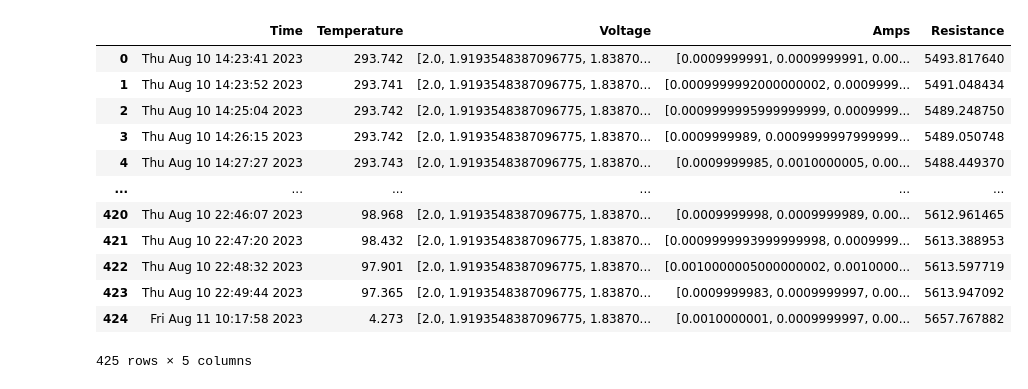
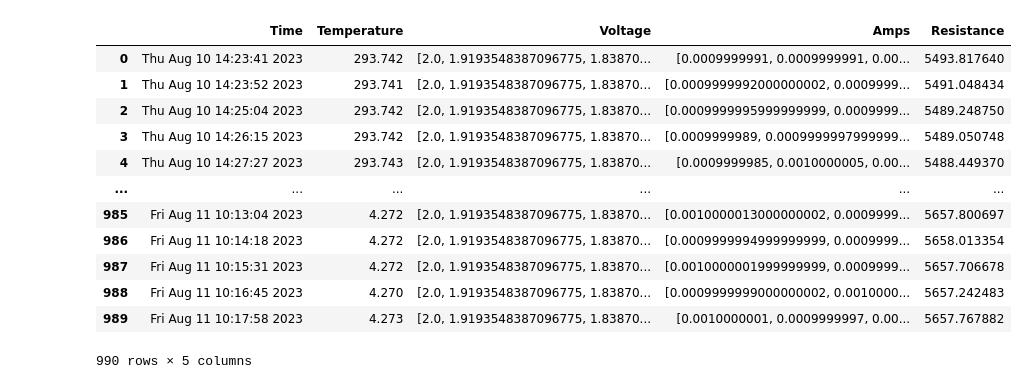
Before and after one commit to YanezAndrew/QuantumPhotonicsLab, a Jupyter notebook: TemperatureReading/EOM_PLOT.ipynb, the cells around one changed output. Drawn from its saved outputs; the diff is of its cells as text; code cells hidden in the pictures.

```diff
--- a/TemperatureReading/EOM_PLOT.ipynb
+++ b/TemperatureReading/EOM_PLOT.ipynb
@@ -6,20 +7,20 @@ import numpy as np
 # %%
-df = pd.read_csv('data_TEST.csv')
+df = pd.read_csv('data_2023-08-10 (50) - Lucidean.csv')
 df
 # %% [output]
 |  | Time | Temperature | Voltage | Amps | Resistance |
 | 0 | Thu Aug 10 14:23:41 2023 | 293.742 | [2.0, 1.9193548387096775, 1.83870... | [0.0009999991, 0.0009999991, 0.00... | 5493.817640 |
 | 1 | Thu Aug 10 14:23:52 2023 | 293.741 | [2.0, 1.9193548387096775, 1.83870... | [0.0009999992000000002, 0.0009999... | 5491.048434 |
 | 2 | Thu Aug 10 14:25:04 2023 | 293.742 | [2.0, 1.9193548387096775, 1.83870... | [0.0009999995999999999, 0.0009999... | 5489.248750 |
 | 3 | Thu Aug 10 14:26:15 2023 | 293.742 | [2.0, 1.9193548387096775, 1.83870... | [0.0009999989, 0.0009999997999999... | 5489.050748 |
 | 4 | Thu Aug 10 14:27:27 2023 | 293.743 | [2.0, 1.9193548387096775, 1.83870... | [0.0009999985, 0.0010000005, 0.00... | 5488.449370 |
 | ... | ... | ... | ... | ... | ... |
-| 420 | Thu Aug 10 22:46:07 2023 | 98.968 | [2.0, 1.9193548387096775, 1.83870... | [0.0009999998, 0.0009999989, 0.00... | 5612.961465 |
-| 421 | Thu Aug 10 22:47:20 2023 | 98.432 | [2.0, 1.9193548387096775, 1.83870... | [0.0009999993999999998, 0.0009999... | 5613.388953 |
-| 422 | Thu Aug 10 22:48:32 2023 | 97.901 | [2.0, 1.9193548387096775, 1.83870... | [0.0010000005000000002, 0.0010000... | 5613.597719 |
-| 423 | Thu Aug 10 22:49:44 2023 | 97.365 | [2.0, 1.9193548387096775, 1.83870... | [0.0009999983, 0.0009999997, 0.00... | 5613.947092 |
-| 424 | Fri Aug 11 10:17:58 2023 | 4.273 | [2.0, 1.9193548387096775, 1.83870... | [0.0010000001, 0.0009999997, 0.00... | 5657.767882 |
+| 985 | Fri Aug 11 10:13:04 2023 | 4.272 | [2.0, 1.9193548387096775, 1.83870... | [0.0010000013000000002, 0.0009999... | 5657.800697 |
+| 986 | Fri Aug 11 10:14:18 2023 | 4.272 | [2.0, 1.9193548387096775, 1.83870... | [0.0009999994999999999, 0.0009999... | 5658.013354 |
+| 987 | Fri Aug 11 10:15:31 2023 | 4.272 | [2.0, 1.9193548387096775, 1.83870... | [0.0010000001999999999, 0.0009999... | 5657.706678 |
+| 988 | Fri Aug 11 10:16:45 2023 | 4.270 | [2.0, 1.9193548387096775, 1.83870... | [0.0009999999000000002, 0.0010000... | 5657.242483 |
+| 989 | Fri Aug 11 10:17:58 2023 | 4.273 | [2.0, 1.9193548387096775, 1.83870... | [0.0010000001, 0.0009999997, 0.00... | 5657.767882 |
-425 rows × 5 columns
+990 rows × 5 columns
 # %%
 df['Voltage'] = df['Voltage'].apply(ast.literal_eval)
 #df['Voltage'].values[0].apply(ast.literal_eval)
```
Also changed, not shown: parts of 7 cells of this notebook, 5 other files.
